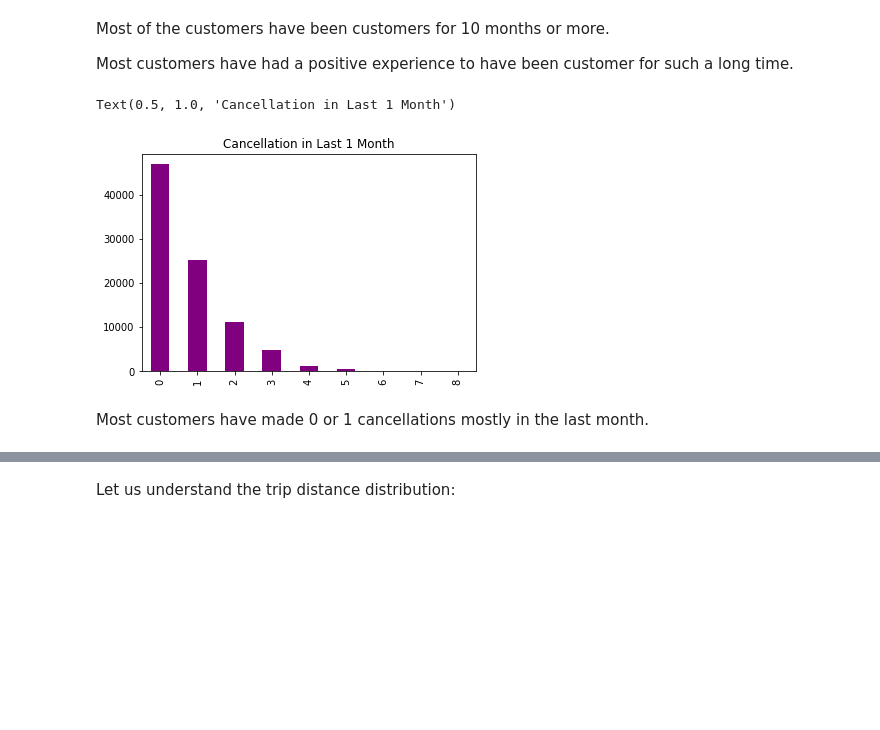
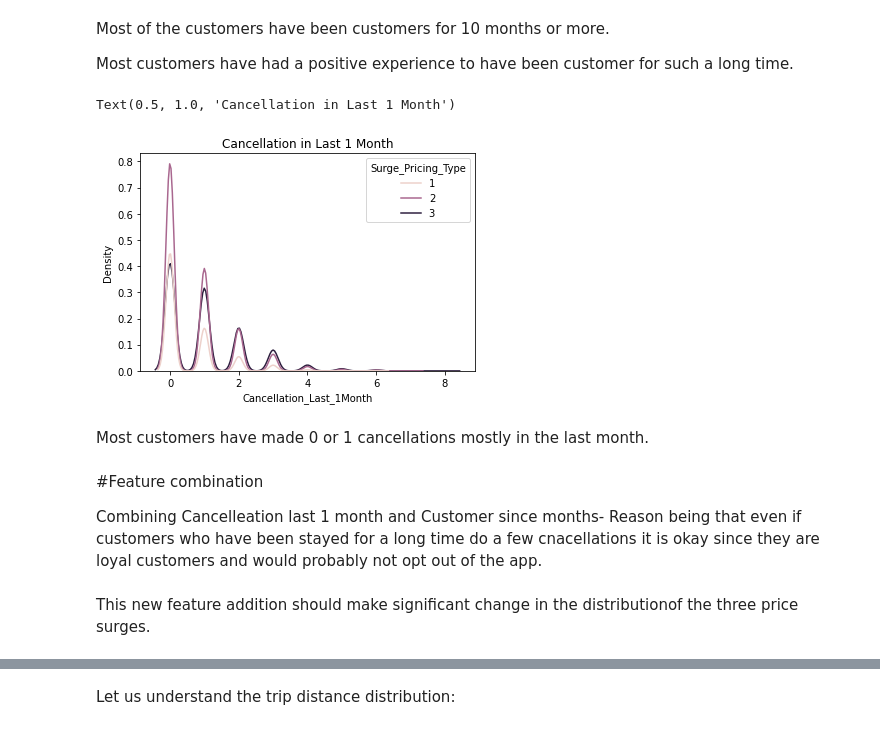
Before and after one commit to sspaulc/TAXI-MOBILITY-SURGE-PRICE-PREDICTION, a Jupyter notebook: SANCHITA_Taxi_Price_Surge_Prediction.ipynb, the cells around one changed output, grey strips where cells are left out. Saved outputs shown, nothing was run; the diff lists cells and outputs as text; code cells hidden in the pictures; blank space fills up the shorter version.

```diff
--- a/SANCHITA_Taxi_Price_Surge_Prediction.ipynb
+++ b/SANCHITA_Taxi_Price_Surge_Prediction.ipynb
@@ -196,11 +197,17 @@ Most of the customers have been customers for 10 months or more.
 
 Most customers have had a positive experience to have been customer for such a long time.
 # %%
-data['Cancellation_Last_1Month'].value_counts().plot(kind='bar',color='purple')
+
+sns.kdeplot(x=data['Cancellation_Last_1Month'],hue=data['Surge_Pricing_Type'])
+
 
 plt.title('Cancellation in Last 1 Month')
 # %% [output]
 Text(0.5, 1.0, 'Cancellation in Last 1 Month')
-[figure, old version]
+[figure, new version]
 # %% [markdown]
 Most customers have made 0 or 1 cancellations mostly in the last month.
+# %% [markdown]
+#Feature combination
+
+Combining Cancelleation last 1 month and Customer since months- Reason being that even if customers who have been stayed for a long time do a few cnacellations it is okay since they are loyal customers and would probably not opt out of the app.
@@ -206,0 +216,2 @@ Most customers have made 0 or 1 cancellations mostly in the last month.
+# %% [markdown]
+This new feature addition should make significant change in the distributionof the  three price surges.
```
Also changed, not shown: parts of 163 cells of this notebook.
